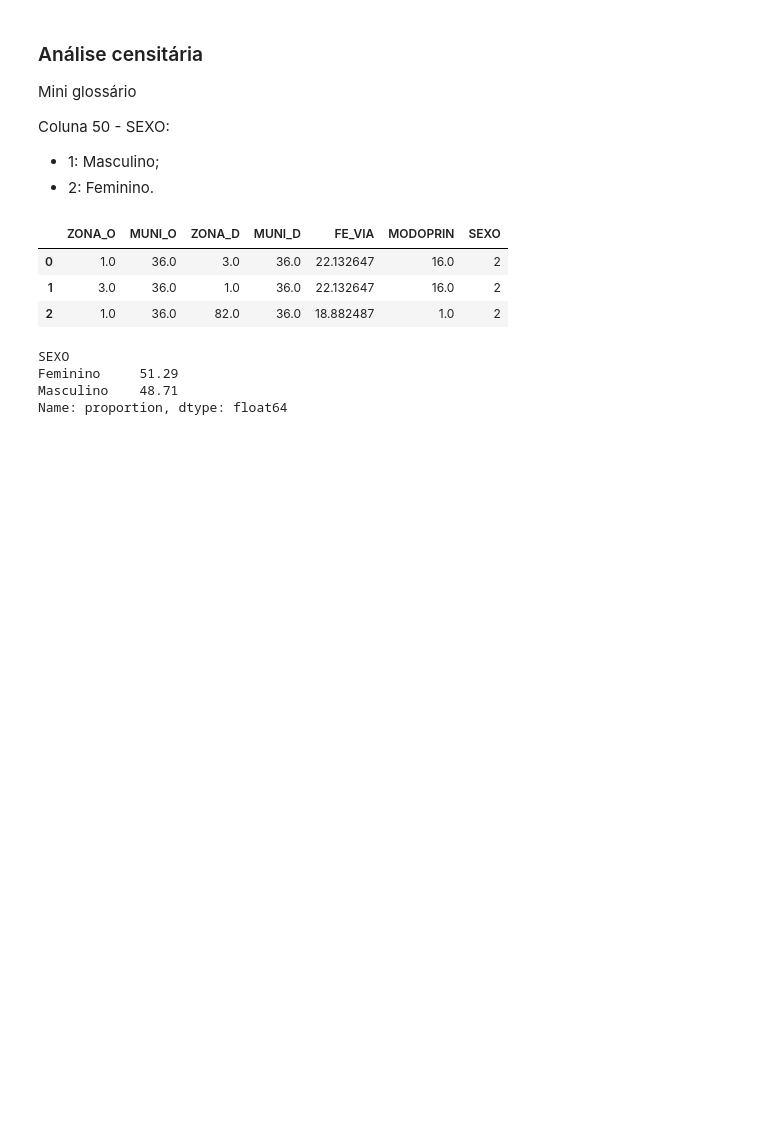
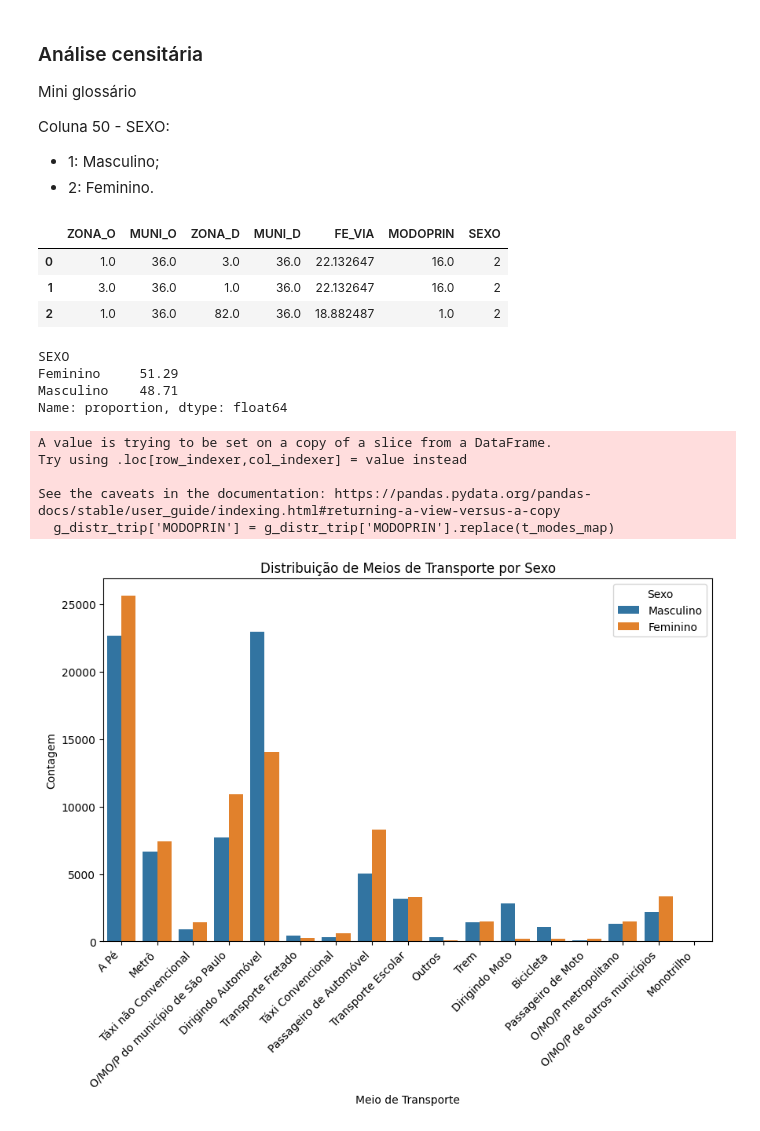
Before and after one commit to gustavo-rmontes/TCC, a Jupyter notebook: mobility_flow/flow.ipynb, the cells around one changed output. Saved outputs shown, nothing was run; the diff lists cells and outputs as text; code cells hidden in the pictures; blank space fills up the shorter version.

```diff
--- a/mobility_flow/flow.ipynb
+++ b/mobility_flow/flow.ipynb
@@ -144,4 +158,45 @@ SEXO
 Feminino     51.29
 Masculino    48.71
 Name: proportion, dtype: float64
+# %%
+# Mapping dictionary
+t_modes_map = {
+    1: 'Metrô',
+    2: 'Trem',
+    3: 'Monotrilho',
+    4: 'O/MO/P do município de São Paulo', # ônibus/micro-ônibus/perua
+    5: 'O/MO/P de outros municípios',
+    6: 'O/MO/P metropolitano',
+    7: 'Transporte Fretado',
+    8: 'Transporte Escolar',
+    9: 'Dirigindo Automóvel',
+    10: 'Passageiro de Automóvel',
+    11: 'Táxi Convencional',
+    12: 'Táxi não Convencional',
+    13: 'Dirigindo Moto',
+    14: 'Passageiro de Moto',
+    15: 'Bicicleta',
+    16: 'A Pé',
+    17: 'Outros'
+}
+# %%
+g_distr_trip = gendered_trips
+g_distr_trip['MODOPRIN'] = g_distr_trip['MODOPRIN'].replace(t_modes_map)
+# %% [output]
+A value is trying to be set on a copy of a slice from a DataFrame.
+Try using .loc[row_indexer,col_indexer] = value instead
+
+See the caveats in the documentation: https://pandas.pydata.org/pandas-docs/stable/user_guide/indexing.html#returning-a-view-versus-a-copy
+  g_distr_trip['MODOPRIN'] = g_distr_trip['MODOPRIN'].replace(t_modes_map)
+# %%
+plt.figure(figsize=(10, 6))
+sns.countplot(x='MODOPRIN', hue='SEXO', data=g_distr_trip)
+plt.title('Distribuição de Meios de Transporte por Sexo')
+plt.xlabel('Meio de Transporte')
+plt.ylabel('Contagem')
+plt.legend(title='Sexo', labels=['Masculino', 'Feminino'])
+plt.xticks(rotation=45, ha='right')
+plt.show()
+# %% [output]
+[figure, added]
 # %%
```
Also changed, not shown: parts of 7 cells of this notebook.
